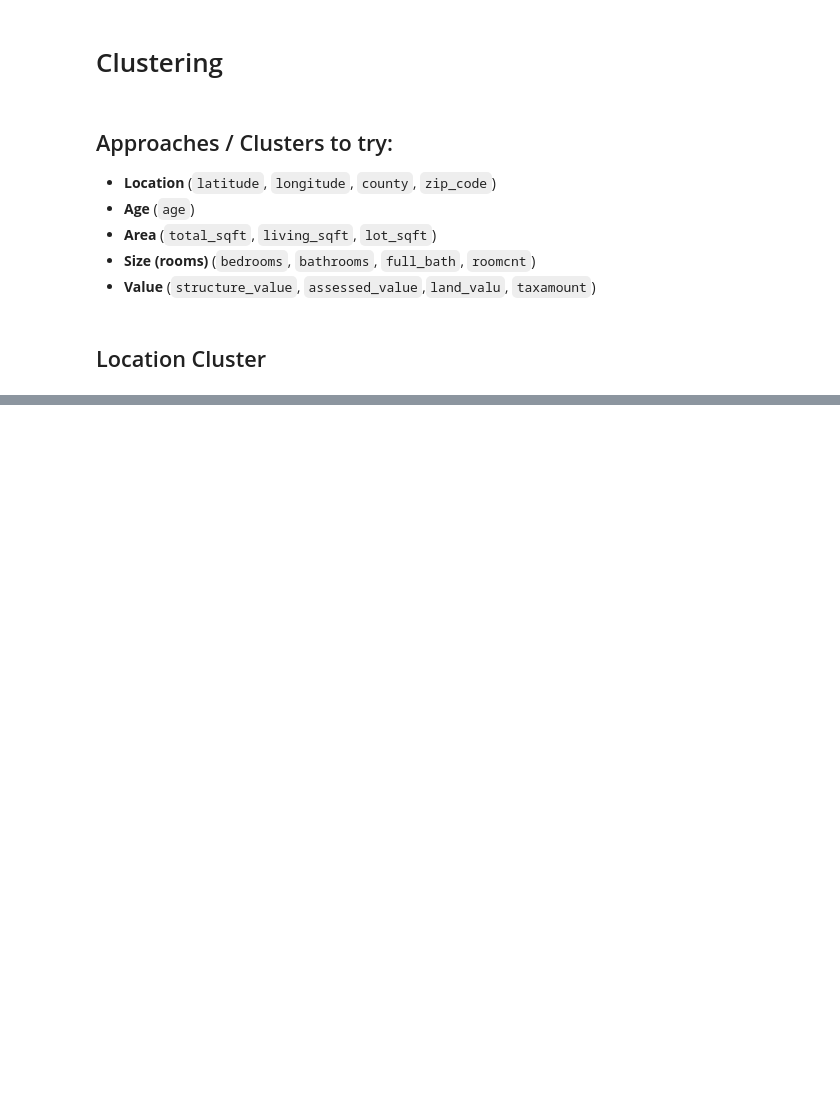
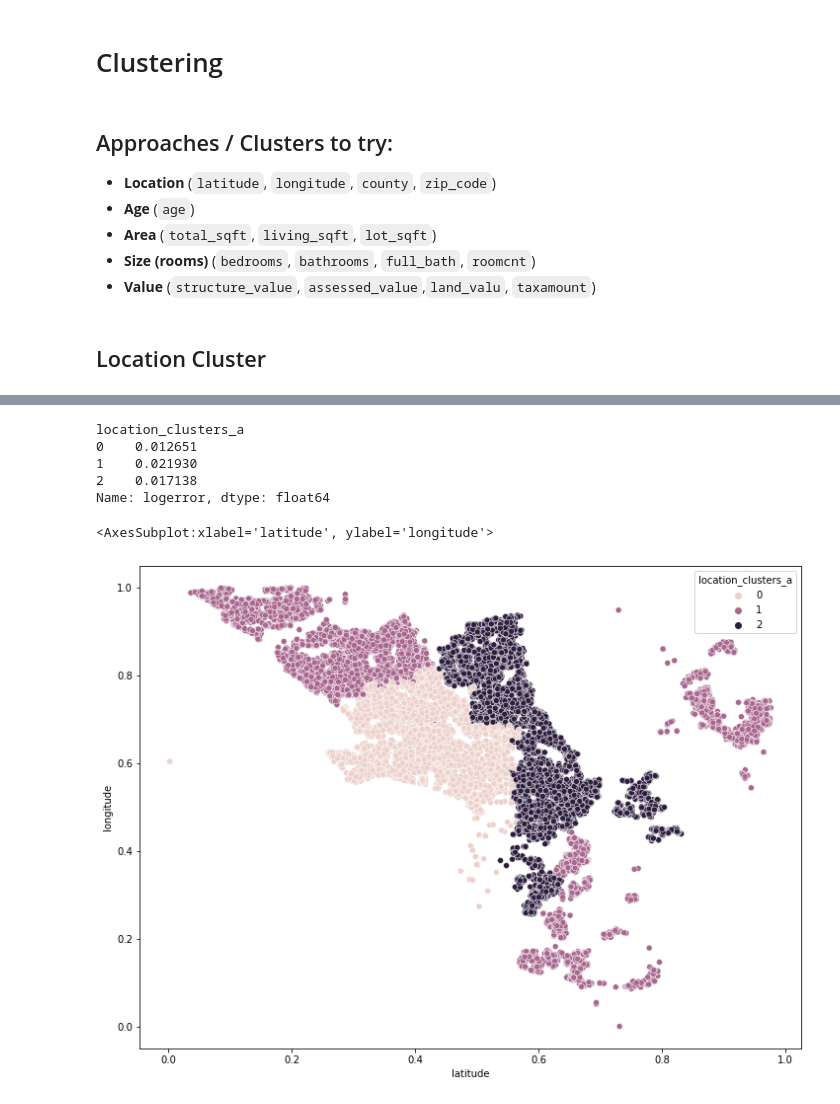
Before and after one commit to m3redithw/Zestimates-Clustering-Project, a Jupyter notebook: modeling.ipynb, the cells around one changed output, grey strips where cells are left out. Drawn from its saved outputs; the diff is of its cells as text; code cells hidden in the pictures; blank space fills up the shorter version.

```diff
--- a/modeling.ipynb
+++ b/modeling.ipynb
@@ -58,0 +87,8 @@ s_train, s_validate, s_test = prepare.split(scaled_df)
+# %%
+# Create clusters and fit cluster model
+kmeans = KMeans(n_clusters=3)
+kmeans.fit(cluster_vars)
+
+location_clusters = kmeans.predict(cluster_vars)
+train['location_clusters_a'] = location_clusters
+train.head()
@@ -58,0 +102,14 @@ s_train, s_validate, s_test = prepare.split(scaled_df)
+# %%
+train.groupby('location_clusters_a').logerror.mean()
+# %% [output]
+location_clusters_a
+0    0.012651
+1    0.021930
+2    0.017138
+Name: logerror, dtype: float64
+# %%
+plt.figure(figsize = (12,9))
+sns.scatterplot(x='latitude', y='longitude', hue = 'location_clusters_a', data=train)
+# %% [output]
+<AxesSubplot:xlabel='latitude', ylabel='longitude'>
+[figure, added]
```
Also changed, not shown: parts of 9 cells of this notebook.
